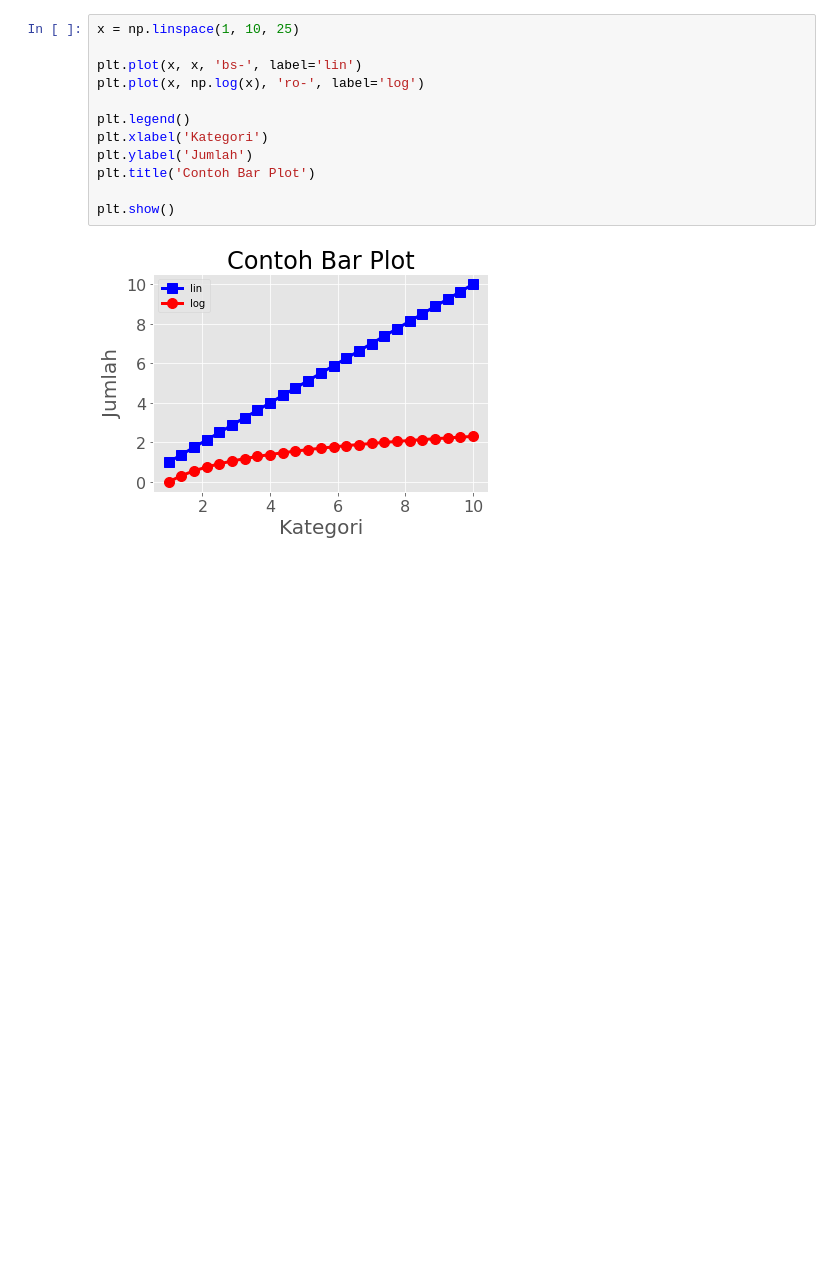
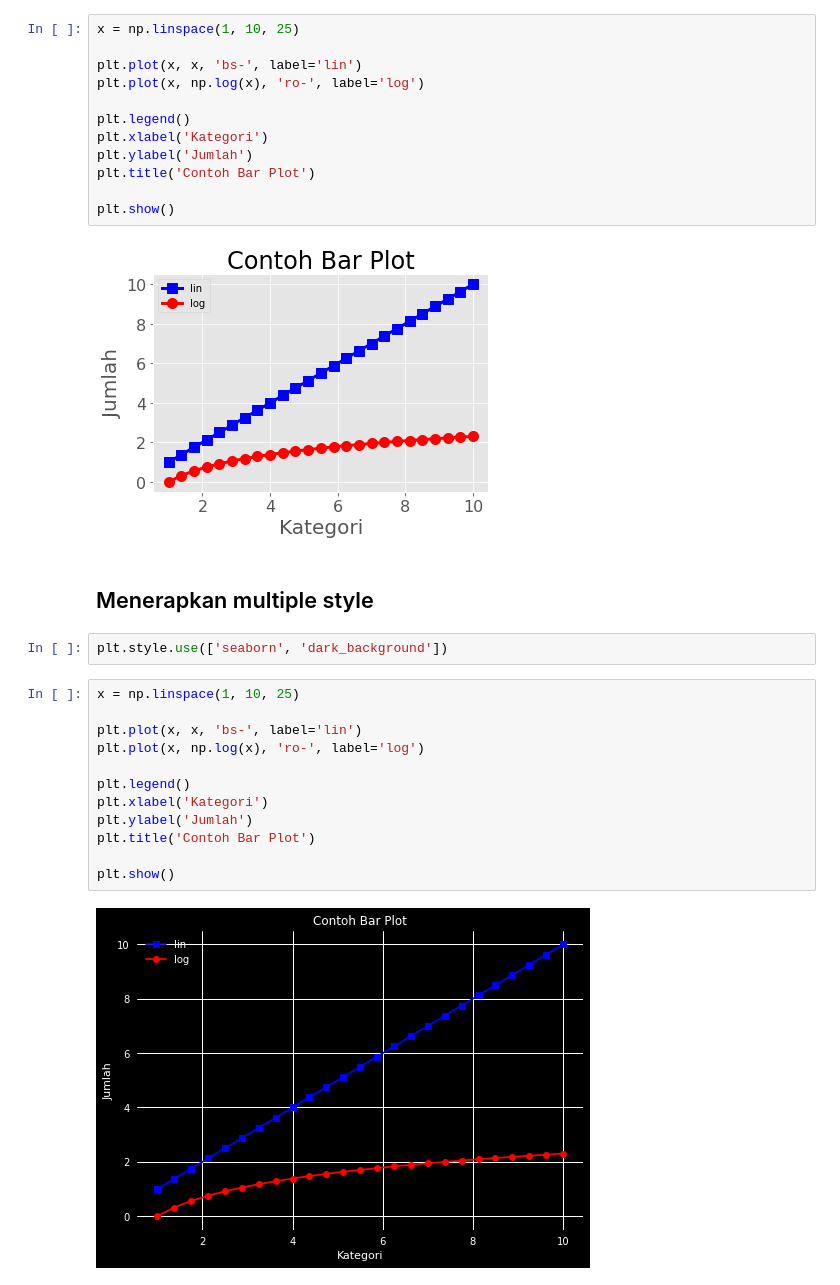
Before and after one commit to boedybios/belajar_matplotlib, a Jupyter notebook: 17_style_sheets_customisation.ipynb, the cells around one changed output. Drawn from its saved outputs; the diff is of its cells as text; blank space fills up the shorter version.

```diff
--- a/17_style_sheets_customisation.ipynb
+++ b/17_style_sheets_customisation.ipynb
@@ -84,3 +84,21 @@ plt.title('Contoh Bar Plot')
 plt.show()
 # %% [output]
 [figure]
+# %% [markdown]
+## Menerapkan multiple style
+# %%
+plt.style.use(['seaborn', 'dark_background'])
+# %%
+x = np.linspace(1, 10, 25)
+
+plt.plot(x, x, 'bs-', label='lin')
+plt.plot(x, np.log(x), 'ro-', label='log')
+
+plt.legend()
+plt.xlabel('Kategori')
+plt.ylabel('Jumlah')
+plt.title('Contoh Bar Plot')
+
+plt.show()
+# %% [output]
+[figure, added]
```
Also changed, not shown: parts of 4 cells of this notebook.
